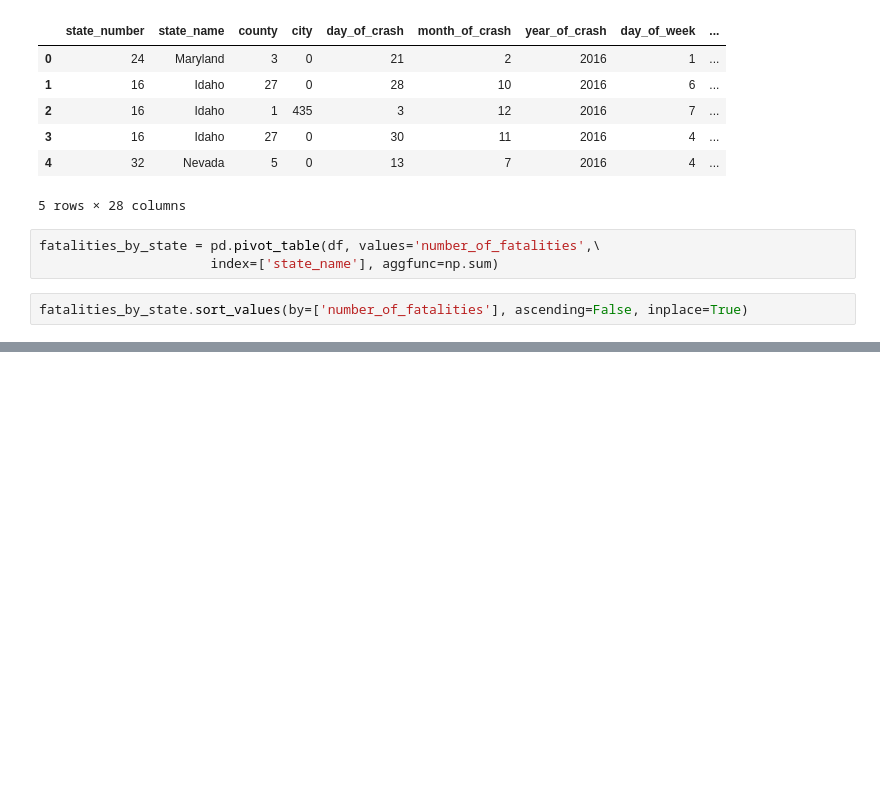
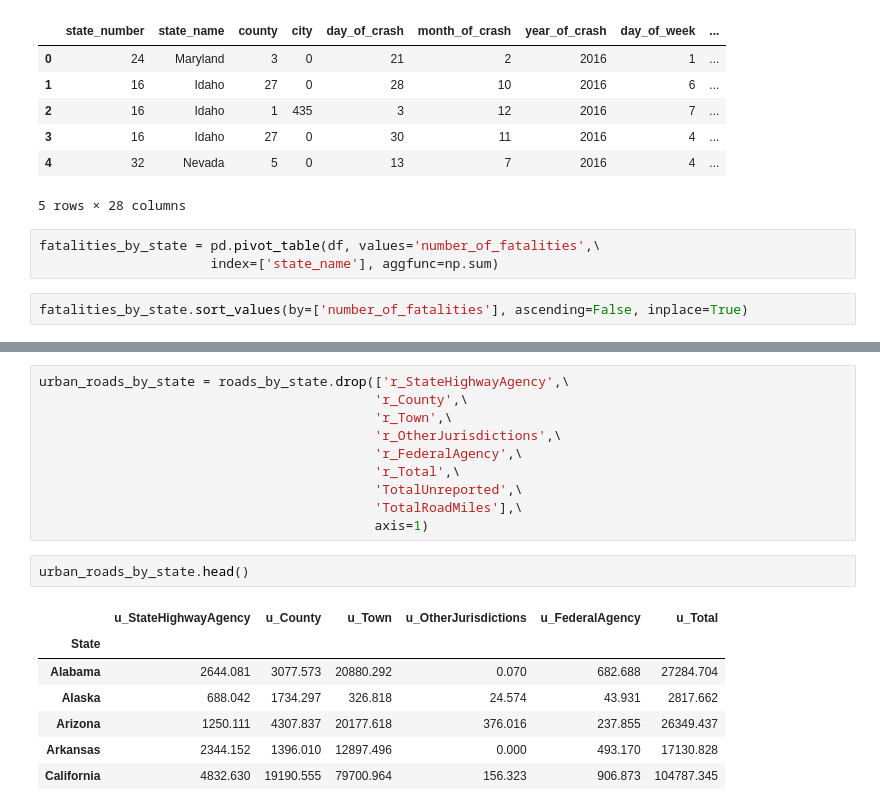
Before and after one commit to yzwu1209/Traffic-Fatalities-Analysis, a Jupyter notebook: Accident Locations.ipynb, the cells around one changed output, grey strips where cells are left out. Cells and saved outputs as stored; diff of their text form; blank space fills up the shorter version.

```diff
--- a/Accident Locations.ipynb
+++ b/Accident Locations.ipynb
@@ -95,0 +99,20 @@ plt.savefig("fatalities_by_state_bar_chart.png")
+# %%
+urban_roads_by_state = roads_by_state.drop(['r_StateHighwayAgency',\
+                                           'r_County',\
+                                           'r_Town',\
+                                           'r_OtherJurisdictions',\
+                                           'r_FederalAgency',\
+                                           'r_Total',\
+                                           'TotalUnreported',\
+                                           'TotalRoadMiles'],\
+                                           axis=1)
+# %%
+urban_roads_by_state.head()
+# %% [output]
+|  | u_StateHighwayAgency | u_County | u_Town | u_OtherJurisdictions | u_FederalAgency | u_Total |
+| State |  |  |  |  |  |  |
+| Alabama | 2644.081 | 3077.573 | 20880.292 | 0.070 | 682.688 | 27284.704 |
+| Alaska | 688.042 | 1734.297 | 326.818 | 24.574 | 43.931 | 2817.662 |
+| Arizona | 1250.111 | 4307.837 | 20177.618 | 376.016 | 237.855 | 26349.437 |
+| Arkansas | 2344.152 | 1396.010 | 12897.496 | 0.000 | 493.170 | 17130.828 |
+| California | 4832.630 | 19190.555 | 79700.964 | 156.323 | 906.873 | 104787.345 |
```
Also changed, not shown: parts of 17 cells of this notebook, 1 other file.
